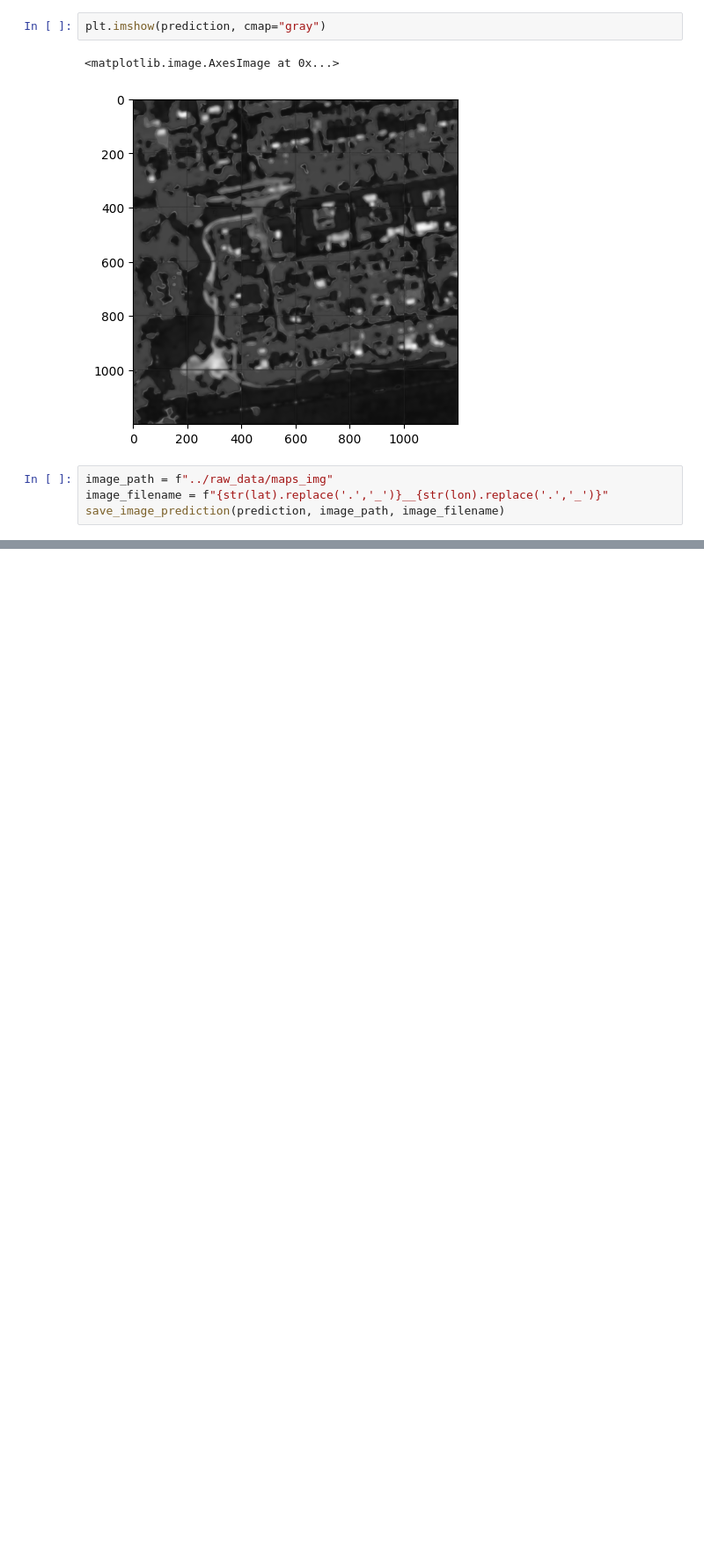
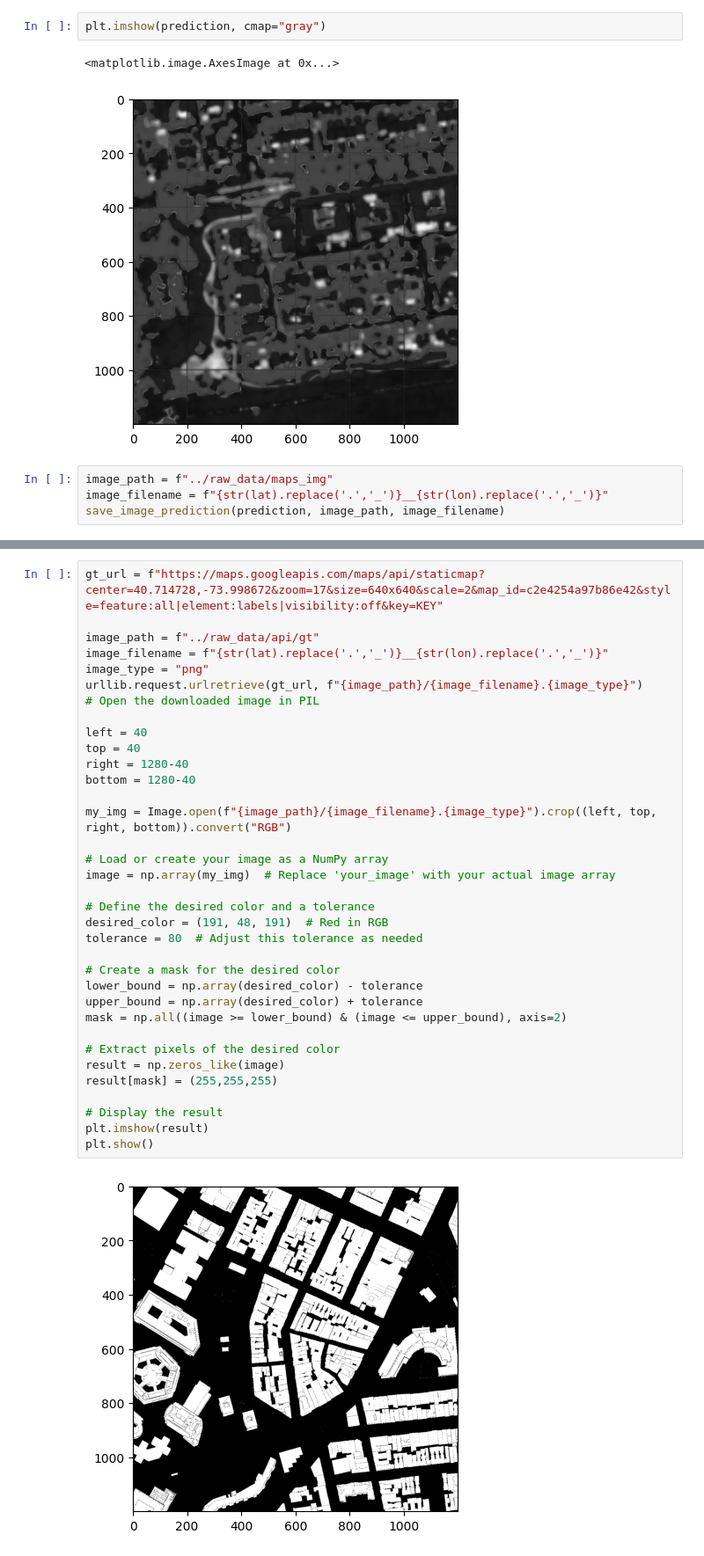
Before and after one commit to bergerbastian/inria1358, a Jupyter notebook: notebooks/paul_image_predict.ipynb, the cells around one changed output, grey strips where cells are left out. Shown at 88% size. Drawn from its saved outputs; the diff is of its cells as text; blank space fills up the shorter version.

```diff
--- a/notebooks/paul_image_predict.ipynb
+++ b/notebooks/paul_image_predict.ipynb
@@ -84,0 +111,37 @@ save_image_prediction(prediction, image_path, image_filename)
+# %%
+gt_url = f"https://maps.googleapis.com/maps/api/staticmap?center=40.714728,-73.998672&zoom=17&size=640x640&scale=2&map_id=c2e4254a97b86e42&style=feature:all|element:labels|visibility:off&key=KEY"
+
+image_path = f"../raw_data/api/gt"
+image_filename = f"{str(lat).replace('.','_')}__{str(lon).replace('.','_')}"
+image_type = "png"
+urllib.request.urlretrieve(gt_url, f"{image_path}/{image_filename}.{image_type}")
+# Open the downloaded image in PIL
+
+left = 40
+top = 40
+right = 1280-40
+bottom = 1280-40
+
+my_img = Image.open(f"{image_path}/{image_filename}.{image_type}").crop((left, top, right, bottom)).convert("RGB")
+
+# Load or create your image as a NumPy array
+image = np.array(my_img)  # Replace 'your_image' with your actual image array
+
+# Define the desired color and a tolerance
+desired_color = (191, 48, 191)  # Red in RGB
+tolerance = 80  # Adjust this tolerance as needed
+
+# Create a mask for the desired color
+lower_bound = np.array(desired_color) - tolerance
+upper_bound = np.array(desired_color) + tolerance
+mask = np.all((image >= lower_bound) & (image <= upper_bound), axis=2)
+
+# Extract pixels of the desired color
+result = np.zeros_like(image)
+result[mask] = (255,255,255)
+
+# Display the result
+plt.imshow(result)
+plt.show()
+# %% [output]
+[figure, added]
```
Also changed, not shown: parts of 6 cells of this notebook, 14 other files.
